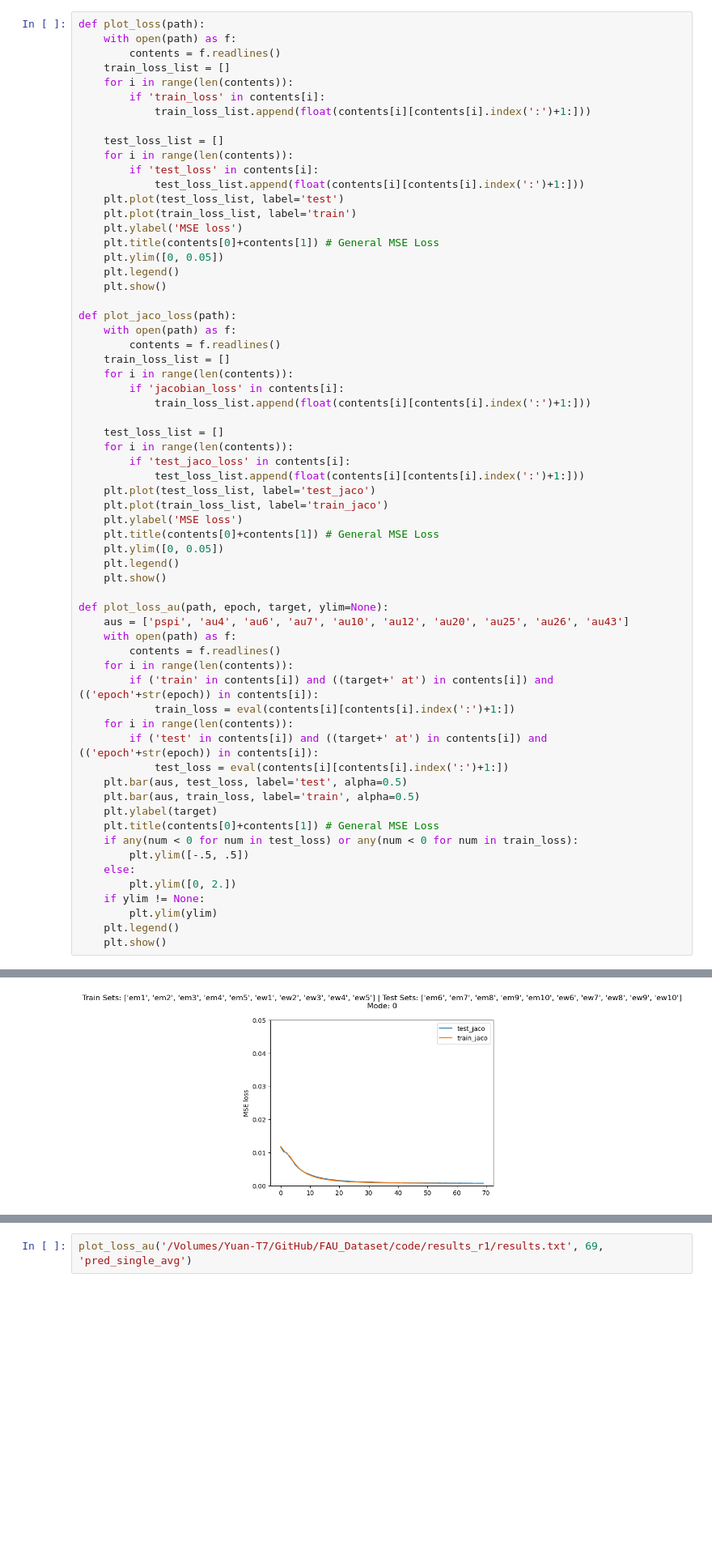
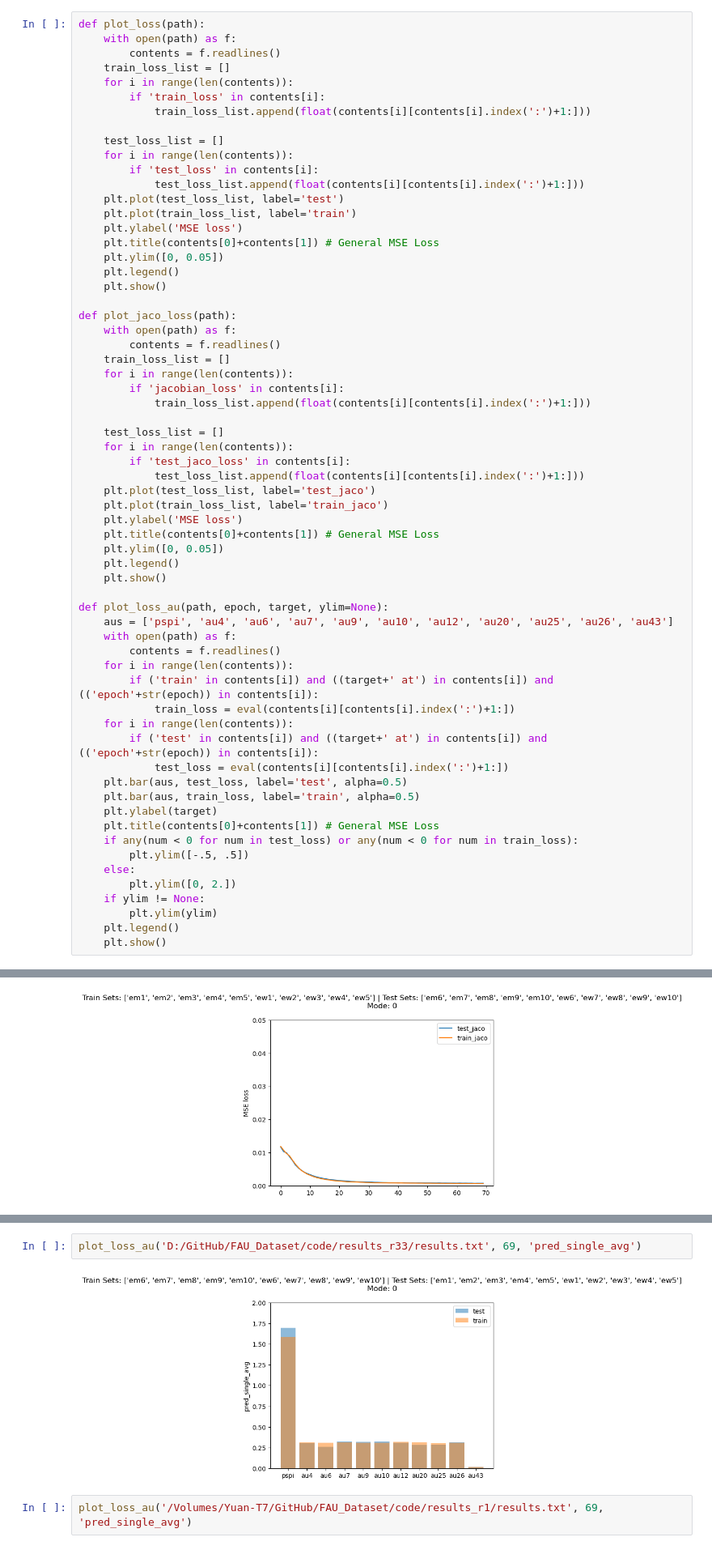
Before and after one commit to hiyuantang/FAU_Dataset, a Jupyter notebook: code/vis_loss.ipynb, the cells around one changed output, grey strips where cells are left out. Shown: that part at 81% size. Saved outputs shown, nothing was run; the diff lists cells and outputs as text; blank space fills up the shorter version.

```diff
--- a/code/vis_loss.ipynb
+++ b/code/vis_loss.ipynb
@@ -49,7 +49,7 @@ def plot_jaco_loss(path):
     plt.show()
 
 def plot_loss_au(path, epoch, target, ylim=None):
-    aus = ['pspi', 'au4', 'au6', 'au7', 'au10', 'au12', 'au20', 'au25', 'au26', 'au43']
+    aus = ['pspi', 'au4', 'au6', 'au7', 'au9', 'au10', 'au12', 'au20', 'au25', 'au26', 'au43']
     with open(path) as f:
         contents = f.readlines()
     for i in range(len(contents)):
@@ -98,6 +106,10 @@ plot_loss('/Volumes/Yuan-T7/GitHub/FAU_Dataset/code/results_r3/results.txt')
 plot_loss('/Volumes/Yuan-T7/GitHub/FAU_Dataset/code/results_r8/results.txt')
 # %% [output]
 [figure]
+# %%
+plot_loss_au('D:/GitHub/FAU_Dataset/code/results_r33/results.txt', 69, 'pred_single_avg')
+# %% [output]
+[figure, added]
 # %%
 plot_loss_au('/Volumes/Yuan-T7/GitHub/FAU_Dataset/code/results_r1/results.txt', 69, 'pred_single_avg')
 # %% [output]
```
Also changed, not shown: parts of 3 cells of this notebook.
